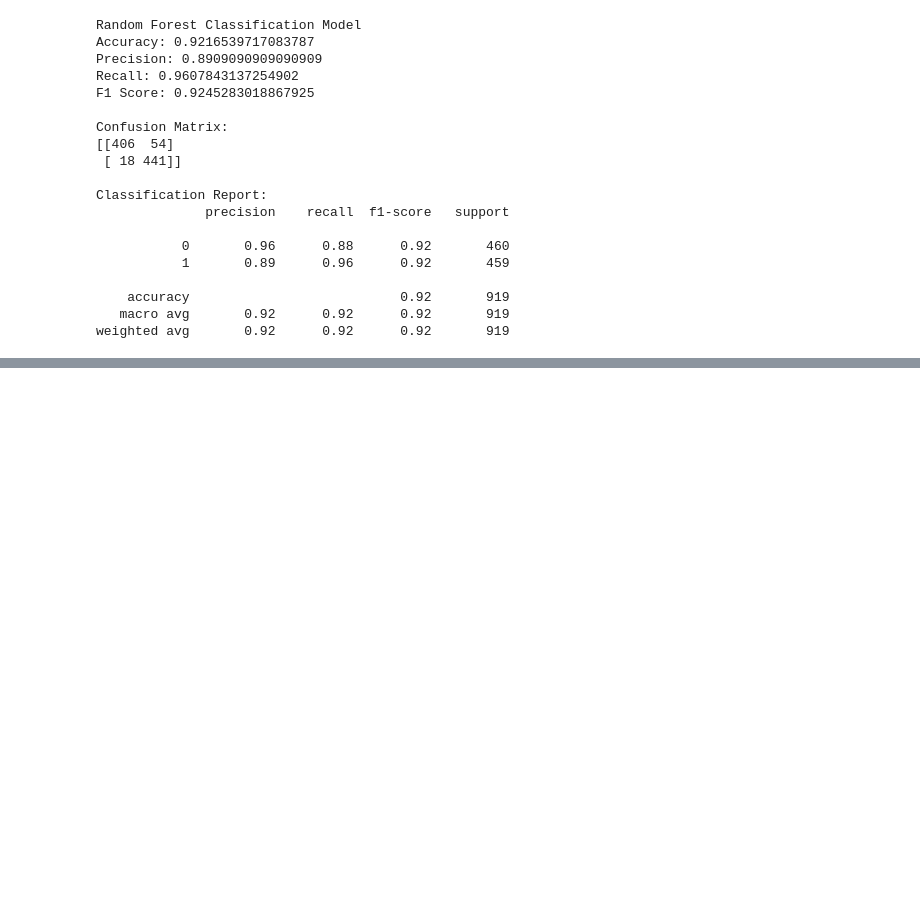
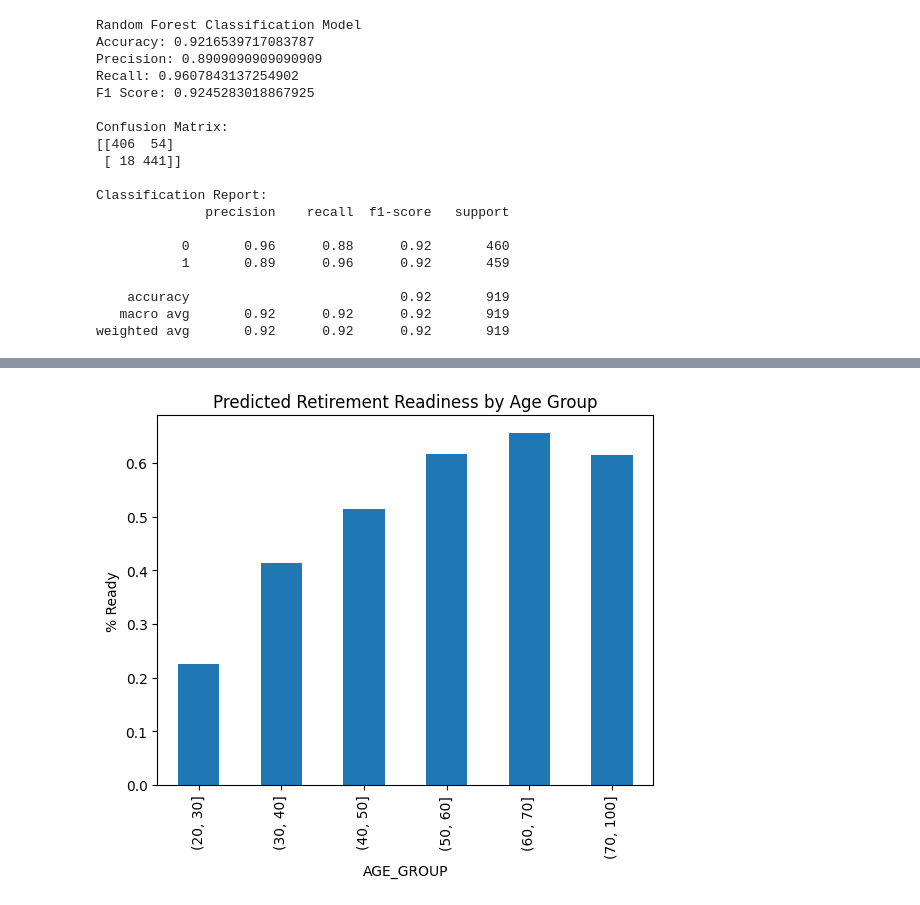
Before and after one commit to jsween/CapstoneProject, a Jupyter notebook: notebooks/04_ML_Models.ipynb, the cells around one changed output, grey strips where cells are left out. Cells and saved outputs as stored; diff of their text form; code cells hidden in the pictures; blank space fills up the shorter version.

```diff
--- a/notebooks/04_ML_Models.ipynb
+++ b/notebooks/04_ML_Models.ipynb
@@ -352,0 +403,6 @@ weighted avg       0.92      0.92      0.92       919
+# %%
+df_results = X_test_c.copy()
+df_results['AGE'] = df.loc[X_test_c.index, 'AGE']
+df_results['AGE_GROUP'] = df.loc[X_test_c.index, 'AGE_GROUP']
+df_results['ACTUAL'] = y_test_c
+df_results['PREDICTED'] = y_pred_rf
@@ -352,0 +420,7 @@ weighted avg       0.92      0.92      0.92       919
+# %%
+df_results.groupby('AGE_GROUP')['PREDICTED'].mean().plot(kind='bar')
+plt.title('Predicted Retirement Readiness by Age Group')
+plt.ylabel('% Ready')
+plt.show()
+# %% [output]
+[figure, added]
```
Also changed, not shown: parts of 8 cells of this notebook.
